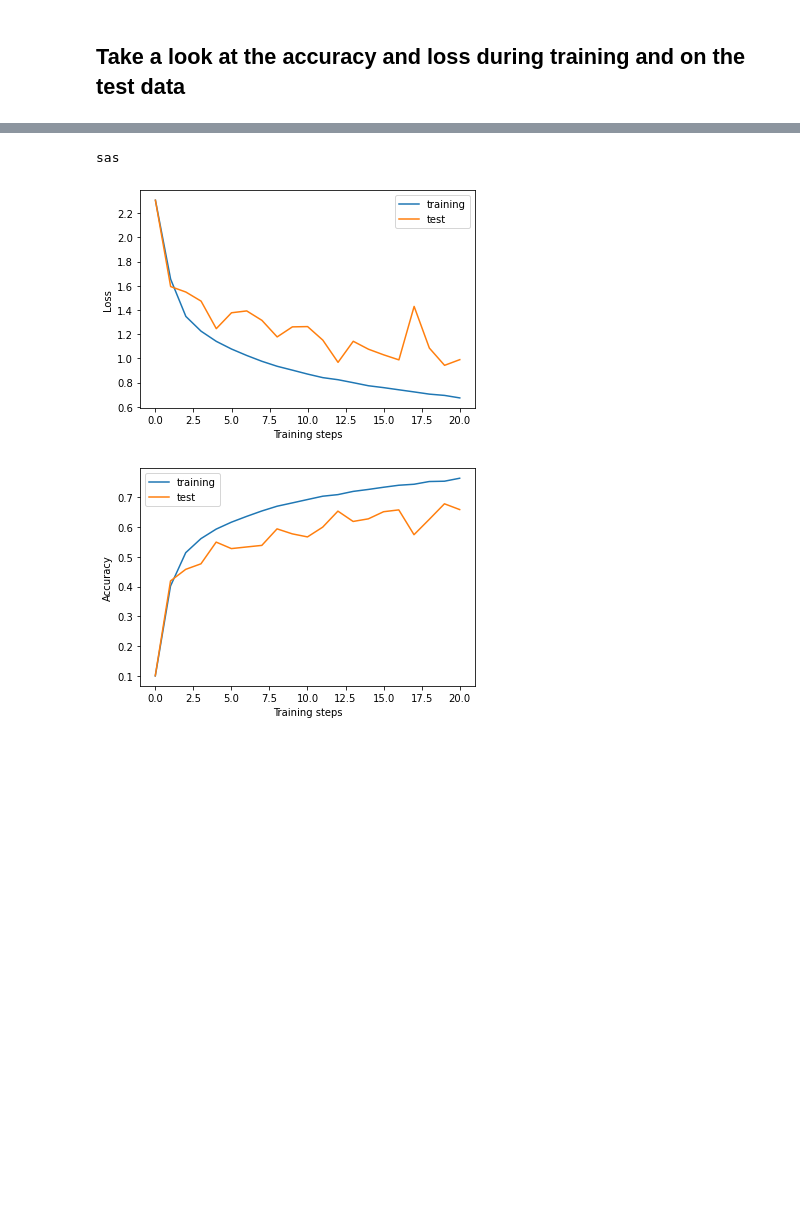
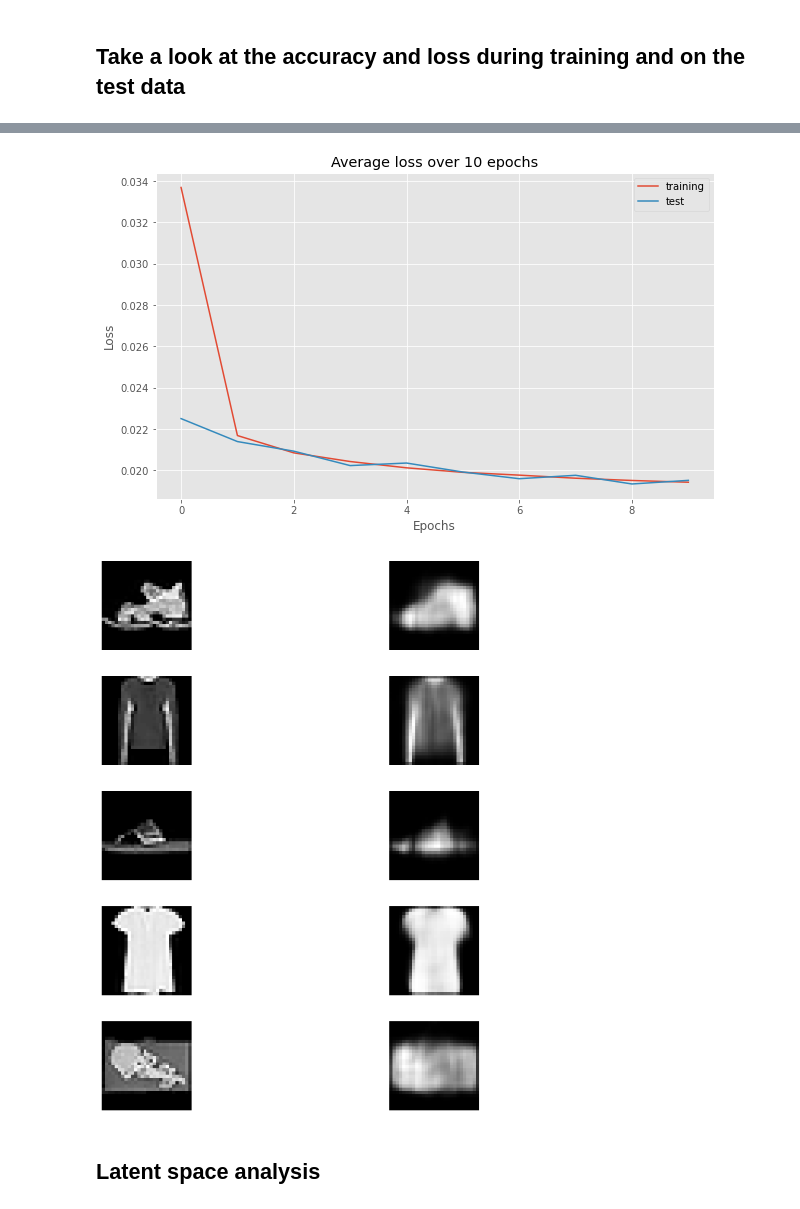
Before and after one commit to Bluhster/TensorflowHomework, a Jupyter notebook: Week07_Group40.ipynb, the cells around one changed output, grey strips where cells are left out. Cells and saved outputs as stored; diff of their text form; code cells hidden in the pictures; blank space fills up the shorter version.

```diff
--- a/Week07_Group40.ipynb
+++ b/Week07_Group40.ipynb
@@ -265 +168,15 @@ def test(model, test_data, loss_function, training_bool = False):
+# %%
+# initialize the model
+model = Autoencoder()
+# use MeanSquaredError as loss function
+loss_function = tf.keras.losses.MeanSquaredError()
+# use adam as optimizer
+learning_rate = 0.001
+optimizer = tf.keras.optimizers.Adam(learning_rate)
+# lists for plotting later
+test_loss_list = []
+test_accuracy_list = []
+
+train_loss_list = []
+train_accuracy_list = []
 # %%
@@ -386,5 +239,0 @@ class Decoder(Model):            # tf.keras.layers.Layer
-# %%
-d = Decoder()
-#d.conv_layer1
-# %% [output]
-sas
@@ -405,21 +240,33 @@ class AutoEncoder(tf.keras.Model):
-# %%
-# Plot Figure displaying test and training loss for each epoch
-plt.figure()
-line1, = plt.plot(train_loss_list)
-line2, = plt.plot(test_loss_list)
-plt.xlabel("Training steps")
-plt.ylabel("Loss")
-plt.legend((line1,line2),("training","test"))
-plt.show()
-
-# Plot Figure displaying test and training accuracy for each epoch
-plt.figure()
-line1, = plt.plot(train_accuracy_list)
-line2, = plt.plot(test_accuracy_list)
-plt.xlabel("Training steps")
-plt.ylabel("Accuracy")
-plt.legend((line1,line2),("training","test"))
-plt.show()
-# %% [output]
-[figure, removed]
-[figure, removed]
+# %%
+# plot the loss
+plt.style.use('ggplot')
+fig1, ax1 = plt.subplots(nrows=1, ncols=1, figsize = (10, 6))
+
+ax1.plot(train_loss_list, label='training')
+ax1.plot(test_loss_list, label='test')
+ax1.set(ylabel='Loss', xlabel='Epochs', title=f'Average loss over {num_epochs} epochs')
+
+ax1.legend()
+
+
+# compare the images
+for (input, expectation) in test_accuracy:
+  input = tf.squeeze(input)
+  expectation = tf.squeeze(expectation)
+
+  fig, ax = plt.subplots(5,2, figsize = (10,10))
+  fig.tight_layout()
+  for i in range(5):
+    ax[i][0].imshow(input[i], cmap = "gray")
+    ax[i][0].axis('off')
+    ax[i][1].imshow(expectation[i], cmap = "gray")
+    ax[i][1].axis('off')
+
+  plt.show()
+
+  break
+# %% [output]
+[figure, added]
+[figure, added]
+# %% [markdown]
+## Latent space analysis
```
Also changed, not shown: parts of 26 cells of this notebook.
